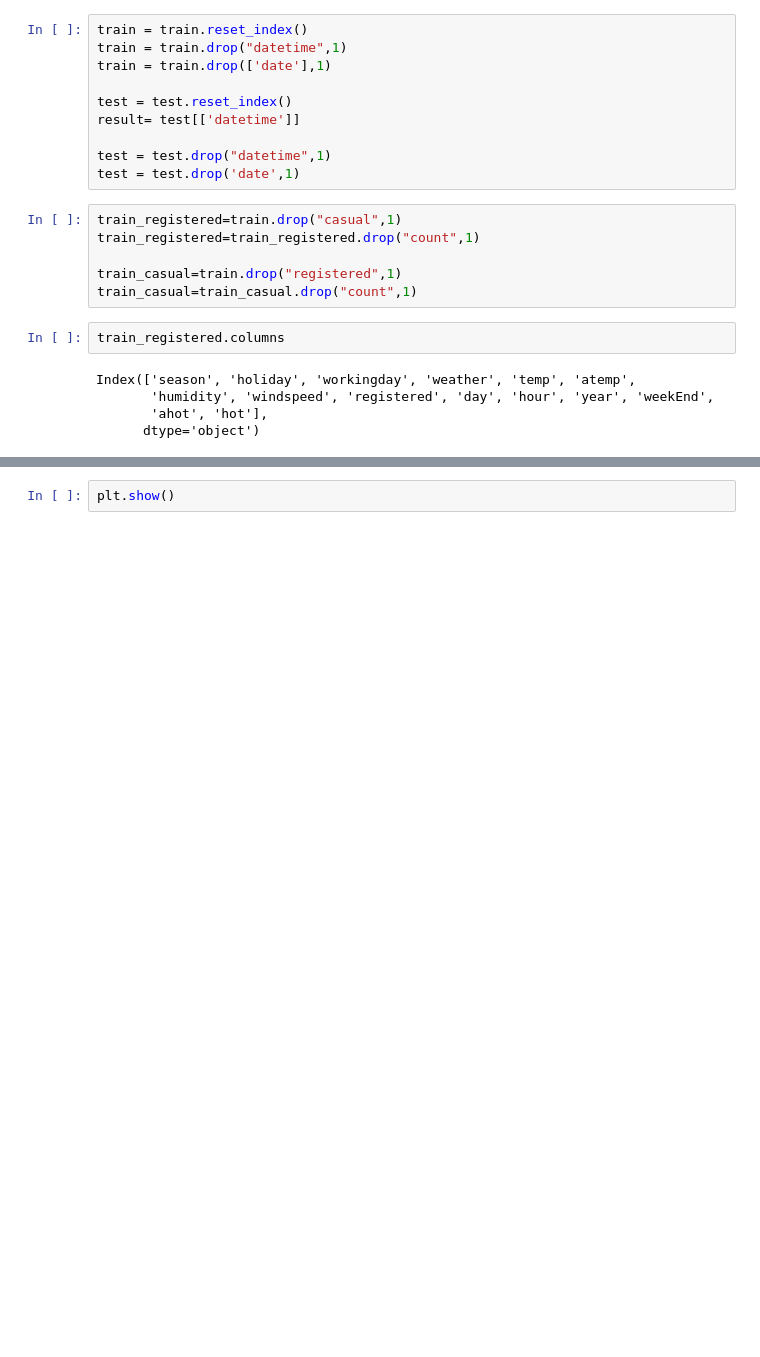
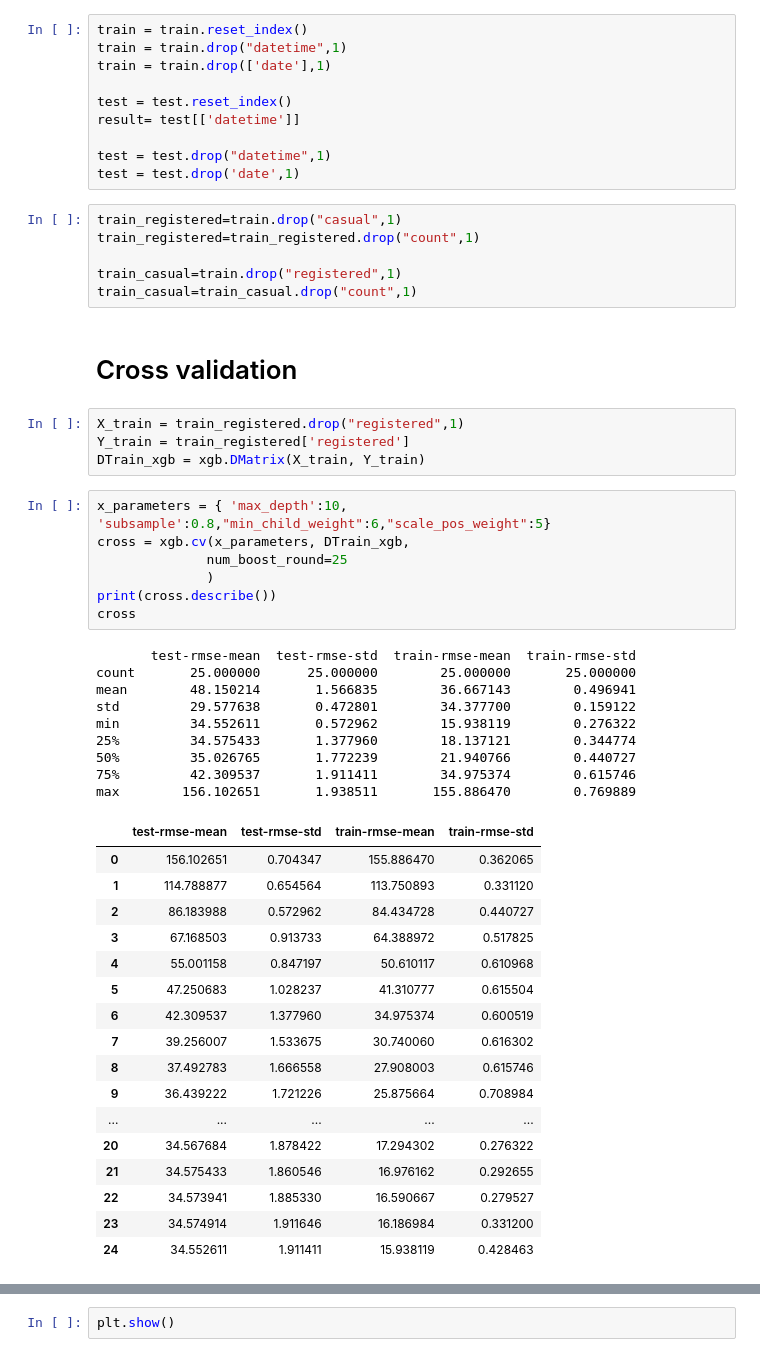
Before and after one commit to Fischmaa/projetspe, a Jupyter notebook: bikeshare/XGBoost_registered_casual.ipynb, the cells around one changed output, grey strips where cells are left out. Cells and saved outputs as stored; diff of their text form; blank space fills up the shorter version.

```diff
--- a/bikeshare/XGBoost_registered_casual.ipynb
+++ b/bikeshare/XGBoost_registered_casual.ipynb
@@ -111,10 +120,43 @@ train_registered=train_registered.drop("count",1)
 
 train_casual=train.drop("registered",1)
 train_casual=train_casual.drop("count",1)
-# %%
-train_registered.columns
-# %% [output]
-Index(['season', 'holiday', 'workingday', 'weather', 'temp', 'atemp',
-       'humidity', 'windspeed', 'registered', 'day', 'hour', 'year', 'weekEnd',
-       'ahot', 'hot'],
-      dtype='object')
+# %% [markdown]
+# Cross validation
+# %%
+X_train = train_registered.drop("registered",1)
+Y_train = train_registered['registered']
+DTrain_xgb = xgb.DMatrix(X_train, Y_train)
+# %%
+x_parameters = { 'max_depth':10, 'subsample':0.8,"min_child_weight":6,"scale_pos_weight":5}
+cross = xgb.cv(x_parameters, DTrain_xgb,
+              num_boost_round=25
+              )
+print(cross.describe())
+cross
+# %% [output]
+       test-rmse-mean  test-rmse-std  train-rmse-mean  train-rmse-std
+count       25.000000      25.000000        25.000000       25.000000
+mean        48.150214       1.566835        36.667143        0.496941
+std         29.577638       0.472801        34.377700        0.159122
+min         34.552611       0.572962        15.938119        0.276322
+25%         34.575433       1.377960        18.137121        0.344774
+50%         35.026765       1.772239        21.940766        0.440727
+75%         42.309537       1.911411        34.975374        0.615746
+max        156.102651       1.938511       155.886470        0.769889
+|  | test-rmse-mean | test-rmse-std | train-rmse-mean | train-rmse-std |
+| 0 | 156.102651 | 0.704347 | 155.886470 | 0.362065 |
+| 1 | 114.788877 | 0.654564 | 113.750893 | 0.331120 |
+| 2 | 86.183988 | 0.572962 | 84.434728 | 0.440727 |
+| 3 | 67.168503 | 0.913733 | 64.388972 | 0.517825 |
+| 4 | 55.001158 | 0.847197 | 50.610117 | 0.610968 |
+| 5 | 47.250683 | 1.028237 | 41.310777 | 0.615504 |
+| 6 | 42.309537 | 1.377960 | 34.975374 | 0.600519 |
+| 7 | 39.256007 | 1.533675 | 30.740060 | 0.616302 |
+| 8 | 37.492783 | 1.666558 | 27.908003 | 0.615746 |
+| 9 | 36.439222 | 1.721226 | 25.875664 | 0.708984 |
+| ... | ... | ... | ... | ... |
+| 20 | 34.567684 | 1.878422 | 17.294302 | 0.276322 |
+| 21 | 34.575433 | 1.860546 | 16.976162 | 0.292655 |
+| 22 | 34.573941 | 1.885330 | 16.590667 | 0.279527 |
+| 23 | 34.574914 | 1.911646 | 16.186984 | 0.331200 |
+| 24 | 34.552611 | 1.911411 | 15.938119 | 0.428463 |
```
Also changed, not shown: parts of 13 cells of this notebook, 5 other files.
